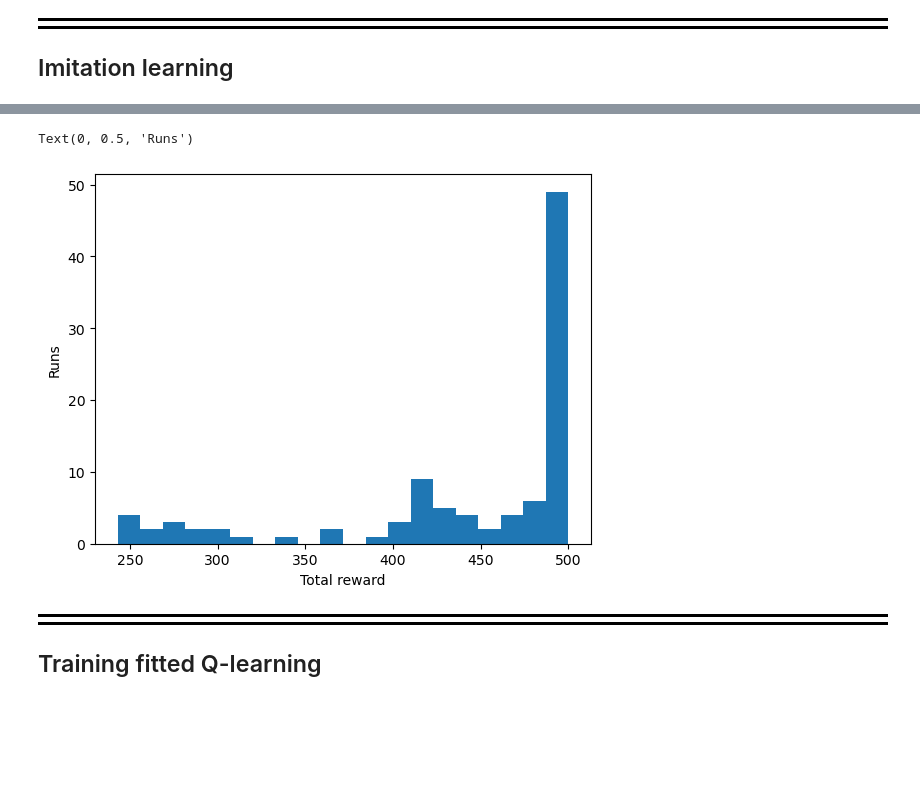
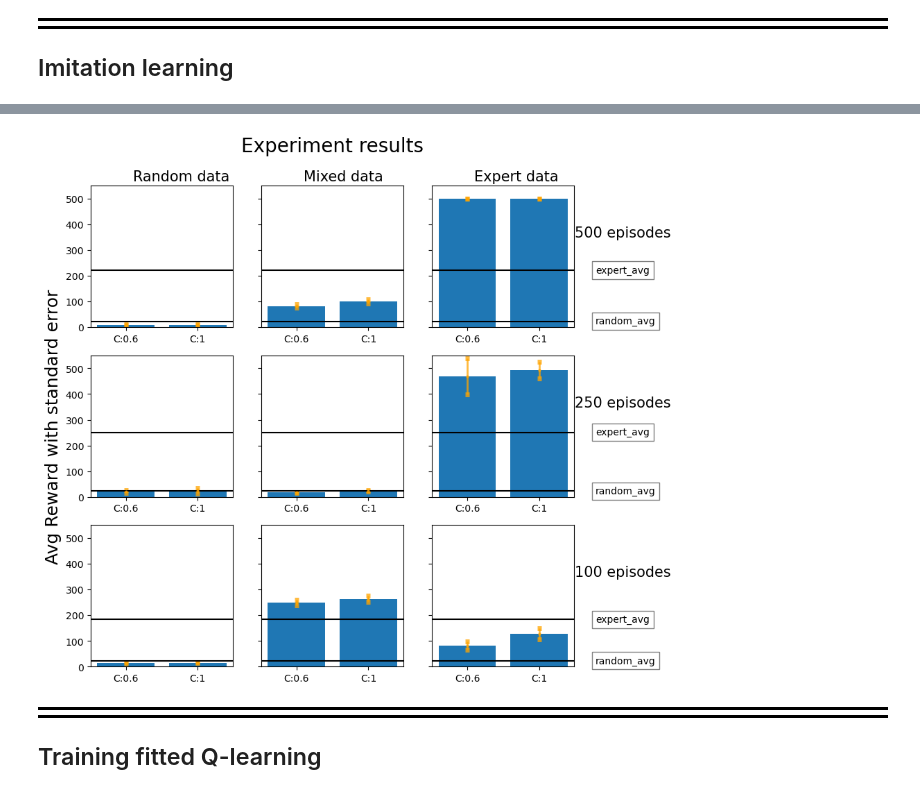
Before and after one commit to rafalm0/Offline-RL, a Jupyter notebook: OfflineRL.ipynb, the cells around one changed output, grey strips where cells are left out. Saved outputs shown, nothing was run; the diff lists cells and outputs as text; code cells hidden in the pictures; blank space fills up the shorter version.

```diff
--- a/OfflineRL.ipynb
+++ b/OfflineRL.ipynb
@@ -253,7 +271,7 @@ if not os.path.exists('Data_random'):
 for size in [100,250,500]:
     if not os.path.exists(f'Data_random/Data{size}.csv'):
         data = np.array(random_model.gen_data(size))
-        df_random = pd.DataFrame(data, columns=['s1','s2','s3','s4', 'action', 'ns1','ns2','ns3','ns4', 'reward'])
+        df_random = pd.DataFrame(data, columns=['s1','s2','s3','s4', 'action', 'ns1','ns2','ns3','ns4', 'reward','episode'])
         df_random.to_csv(f'Data_random/Data{size}.csv', index=False, sep=';', encoding='utf-8') # saving data
     else:
         df_random = pd.read_csv(f'Data_random/Data{size}.csv', sep=';', encoding='utf-8')
@@ -301,12 +337,15 @@ for size in sizes:
         y = data['action']
         X = data[['s1','s2','s3','s4']]
         X_train, X_test, y_train, y_test = train_test_split(X, y, test_size=0.1, random_state=0)
-        lr = LogisticRegression(random_state=0,max_iter=500,multi_class='multinomial').fit(X_train.values,y_train.values)
-#         print(lr.score(X_test, y_test))
+
+        lr0 = LogisticRegression(random_state=0,max_iter=100,multi_class='multinomial',C=.6).fit(X_train.values,y_train.values)
+        lr1 = LogisticRegression(random_state=0,max_iter=100,multi_class='multinomial',C=1).fit(X_train.values,y_train.values)
 
         # now creating immitation model with the log regress
-        model = qlearning(env, alpha=learning_rate, epsilon=epsilon, bins=n_bins,lr_model=lr)
-        immitation_models[size][split] = model
+        model0 = qlearning(env, alpha=learning_rate, epsilon=epsilon, bins=n_bins,lr_model=lr0)
+        model1 = qlearning(env, alpha=learning_rate, epsilon=epsilon, bins=n_bins,lr_model=lr1)
+
+        immitation_models[size][split] = (model0,model1)
 # %% [markdown]
 <div style="border-bottom: 3px solid black; margin-bottom:5px"></div>
 
@@ -315,16 +354,58 @@ for size in sizes:
 # %%
-model = immitation_models[500][(.0,1.0)]
-test_result = model.gen_data(episodes=100,imitation=True, reward_=True)[0]
+sizes = [500, 250, 100]
+splits = [(1.0,.0), (.5,.5), (.0,1.0)]
 
-# compensating penalty for the purpose of visualization (normally all non-sucessfull would have an penalty)
-test_result = [x if x==500 else x+250 for x in test_result]
+fig, ax = plt.subplots(len(sizes),len(splits), sharey='row', figsize=(9, 9))
+ax[0][1].set_title("Experiment results", y=1.2, fontsize=20)
+ax[1][0].set_ylabel(f'Avg Reward with standard error', fontsize=18)
+
+for j,split in enumerate(splits):
+    for i,size in enumerate(sizes):
+
+        split_text = {(1.0,.0):'Random data', (.5,.5):'Mixed data', (.0,1.0):'Expert data'}
+
+        expert_policy = pd.read_csv(f'Data/Data{str(size)}.csv', sep=';', encoding='utf-8')
+        random_policy = pd.read_csv(f'Data_random/Data{size}.csv', sep=';', encoding='utf-8')
+
+        random_avg = np.mean(random_policy.groupby('episode').sum()['reward'].apply(lambda a: a + 250 if a != 500 else a))
+        expert_avg = np.mean(expert_policy.groupby('episode').sum()['reward'].apply(lambda a: a + 250 if a != 500 else a))
+
+        if i == 0:
+            text = ax[i][j].text(.1,570,f"{split_text[split]}", size=15)
+        if j == 2:
+            text = ax[i][j].text(1.5,350,f"{str(size)} episodes", size=15)
+
+            ax[i][j].text(1.15, expert_avg, "expert_avg", va='center', ha="left", bbox=dict(facecolor="w",alpha=0.5),transform=ax[i][j].get_yaxis_transform())
+            ax[i][j].text(1.15, random_avg, "random_avg", va='center', ha="left", bbox=dict(facecolor="w",alpha=0.5),transform=ax[i][j].get_yaxis_transform())
+
+
+        X = []
+        Y = []
+        err = []
+        for z,model in enumerate(immitation_models[size][split]):
+            C = model.lr_model.get_params()['C']
+
+            test_result = model.gen_data(episodes=100,imitation=True, reward_=True)[0]
+
+            # compensating penalty for the purpose of visualization (normally all non-sucessfull would have an penalty)
+            test_result = [x if x==500 else x+250 for x in test_result]
+
+            test_avg = np.mean(test_result)
+            test_std = np.std(test_result)
+            # plot here the result
+
+            X.append('C:' +str(C))
+            Y.append(test_avg)
+            err.append(test_std)
+
+        ax[i][j].set_ylim([0, 550])
+        ax[i][j].bar(X,Y, alpha=1)
+        ax[i][j].errorbar(X, Y, err, fmt='.', color='orange', elinewidth=2,capthick=5,errorevery=1, alpha=0.75, ms=4, capsize = 2)
+        ax[i][j].axhline(random_avg, color="black")
+        ax[i][j].axhline(expert_avg, color="black")
+#         ax[i][j].grid(visible=True)
+# %% [output]
+[figure, added]
-# %%
-plt.hist(test_result,bins=20)
-plt.xlabel("Total reward")
-plt.ylabel("Runs")
-# %% [output]
-Text(0, 0.5, 'Runs')
-[figure, removed]
 # %% [markdown]
 <div style="border-bottom: 3px solid black; margin-bottom:5px"></div>
 <div style="border-bottom: 3px solid black; margin-bottom:5px"></div>
```
Also changed, not shown: parts of 15 cells of this notebook.
